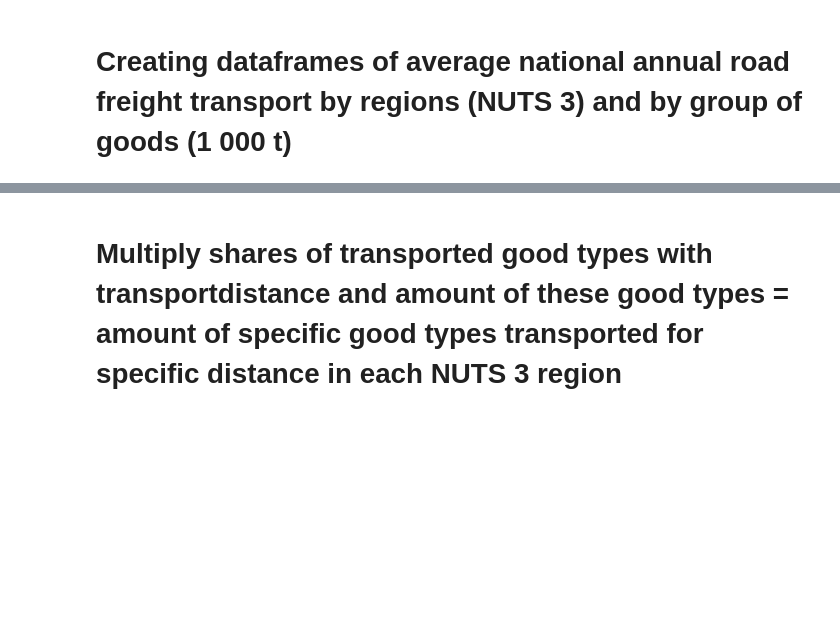
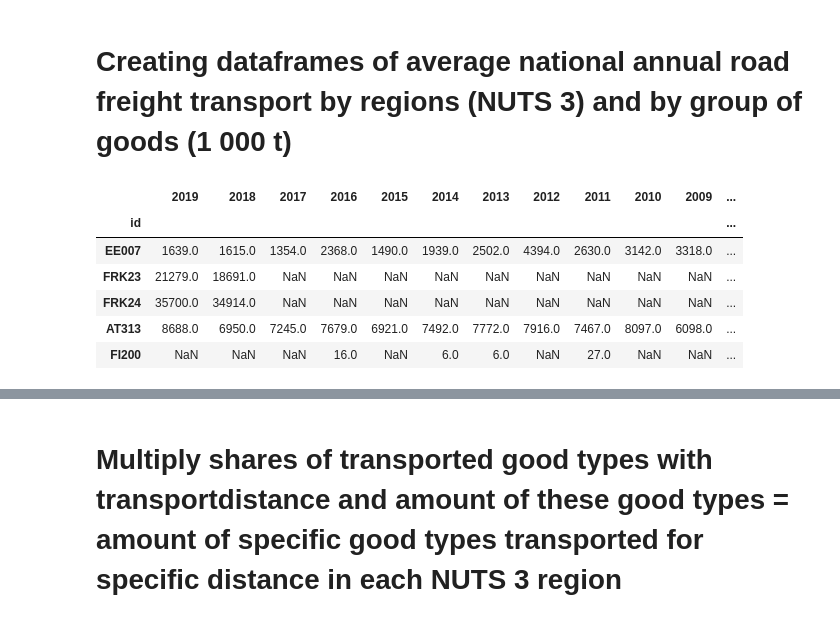
Before and after one commit to Frostie10/eurostat_test, a Jupyter notebook: test_eurostat.ipynb, the cells around one changed output, grey strips where cells are left out. Saved outputs shown, nothing was run; the diff lists cells and outputs as text; code cells hidden in the pictures; blank space fills up the shorter version.

```diff
--- a/test_eurostat.ipynb
+++ b/test_eurostat.ipynb
@@ -50,3 +56,13 @@ df_unloading_total = df_unloading_total.droplevel(0)
+# %%
+df_unloading_nuts3.head()
+# %% [output]
+|  | 2019 | 2018 | 2017 | 2016 | 2015 | 2014 | 2013 | 2012 | 2011 | 2010 | 2009 | ... |
+| id |  |  |  |  |  |  |  |  |  |  |  | ... |
+| EE007 | 1639.0 | 1615.0 | 1354.0 | 2368.0 | 1490.0 | 1939.0 | 2502.0 | 4394.0 | 2630.0 | 3142.0 | 3318.0 | ... |
+| FRK23 | 21279.0 | 18691.0 | NaN | NaN | NaN | NaN | NaN | NaN | NaN | NaN | NaN | ... |
+| FRK24 | 35700.0 | 34914.0 | NaN | NaN | NaN | NaN | NaN | NaN | NaN | NaN | NaN | ... |
+| AT313 | 8688.0 | 6950.0 | 7245.0 | 7679.0 | 6921.0 | 7492.0 | 7772.0 | 7916.0 | 7467.0 | 8097.0 | 6098.0 | ... |
+| FI200 | NaN | NaN | NaN | 16.0 | NaN | 6.0 | 6.0 | NaN | 27.0 | NaN | NaN | ... |
 # %%
 #National annual road freight transport by regions of loading (NUTS 3) and by group of goods (1 000 t), from 2008 onwards (road_go_na_rl3g
 df_loading = pearson_util.load_eurostat_tsv('https://ec.europa.eu/eurostat/estat-navtree-portlet-prod/BulkDownloadListing?file=data/road_go_na_rl3g.tsv.gz',['subsector', 'unit', 'region'])
```
Also changed, not shown: parts of 11 cells of this notebook.
